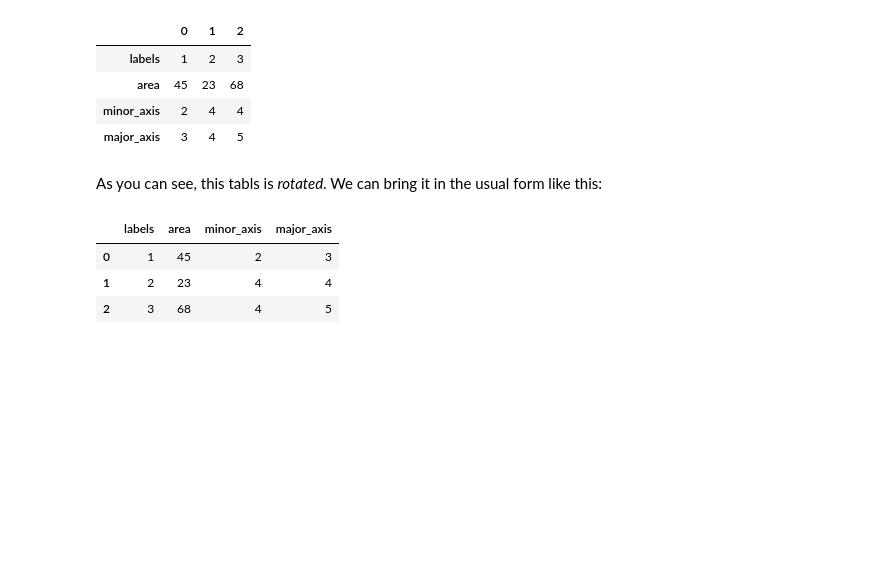
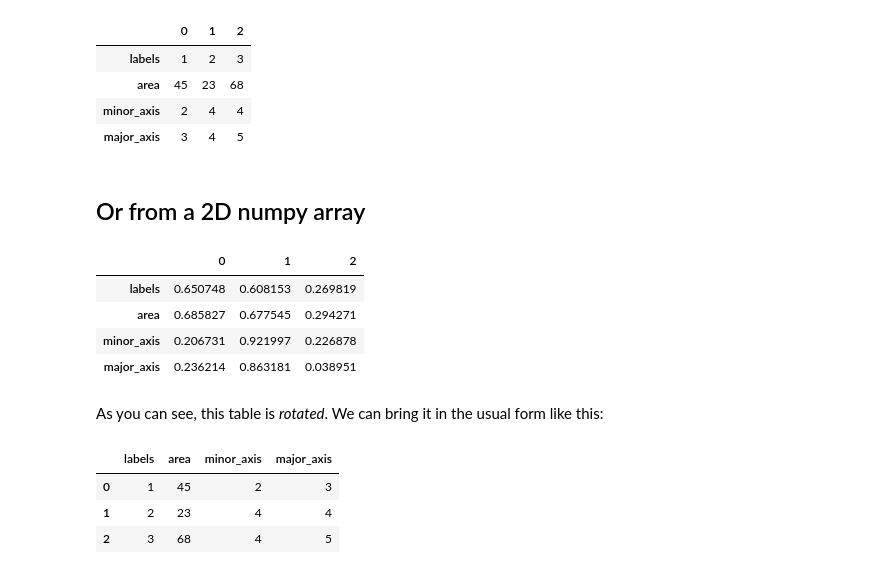
Before and after one commit to BiAPoL/Image-data-science-with-Python-and-Napari-EPFL2022, a Jupyter notebook: docs/day4a_Tabular_Data_and_Descriptive_Statistics/01_introduction_dataframes.ipynb, the cells around one changed output. Cells and saved outputs as stored; diff of their text form; code cells hidden in the pictures; blank space fills up the shorter version.

Commit message:
added creating DataFrame from numpy array

```diff
--- a/docs/day4a_Tabular_Data_and_Descriptive_Statistics/01_introduction_dataframes.ipynb
+++ b/docs/day4a_Tabular_Data_and_Descriptive_Statistics/01_introduction_dataframes.ipynb
@@ -44,17 +44,17 @@ You should generally always store your data in such a format, not necessarily CS
 ## Creating DataFrames from lists of lists
 Sometimes, we are confronted to data in form of lists of lists. To make pandas understand that form of data correctly, we also need to provide the headers in the same order as the lists
 # %%
-header = ['labels', 'area', 'minor_axis', 'major_axis']
+row_header = ['labels', 'area', 'minor_axis', 'major_axis']
 
 data = [
-    [1, 2, 3],
-    [45, 23, 68],
-    [2, 4, 4],
-    [3, 4, 5],
+    [1, 2, 3],      # first row
+    [45, 23, 68],   # second row
+    [2, 4, 4],      # third row
+    [3, 4, 5],      # fourth row
 ]
 
 # convert the data and header arrays in a pandas data frame
-data_frame = pd.DataFrame(data, header)
+data_frame = pd.DataFrame(data, row_header)
 
 # show it
 data_frame
@@ -64,8 +64,22 @@ data_frame
 | area | 45 | 23 | 68 |
 | minor_axis | 2 | 4 | 4 |
 | major_axis | 3 | 4 | 5 |
+# %% [markdown]
+## Or from a 2D numpy array
+# %%
+import numpy as np
+
+data = np.random.random((4,3))
+
+pd.DataFrame(data, row_header)
+# %% [output]
+|  | 0 | 1 | 2 |
+| labels | 0.650748 | 0.608153 | 0.269819 |
+| area | 0.685827 | 0.677545 | 0.294271 |
+| minor_axis | 0.206731 | 0.921997 | 0.226878 |
+| major_axis | 0.236214 | 0.863181 | 0.038951 |
 # %% [markdown]
-As you can see, this tabls is _rotated_. We can bring it in the usual form like this:
+As you can see, this table is _rotated_. We can bring it in the usual form like this:
 # %%
 # rotate/flip it
 data_frame = data_frame.transpose()
```
